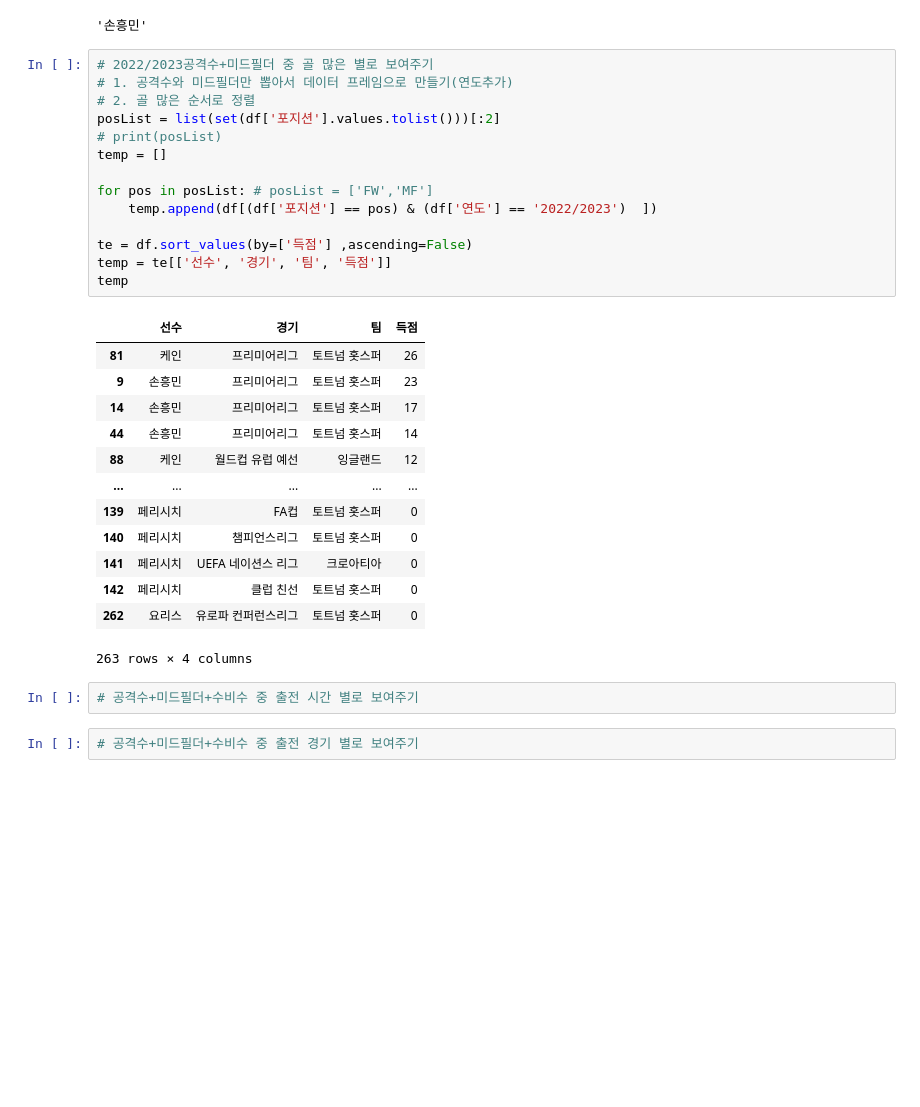
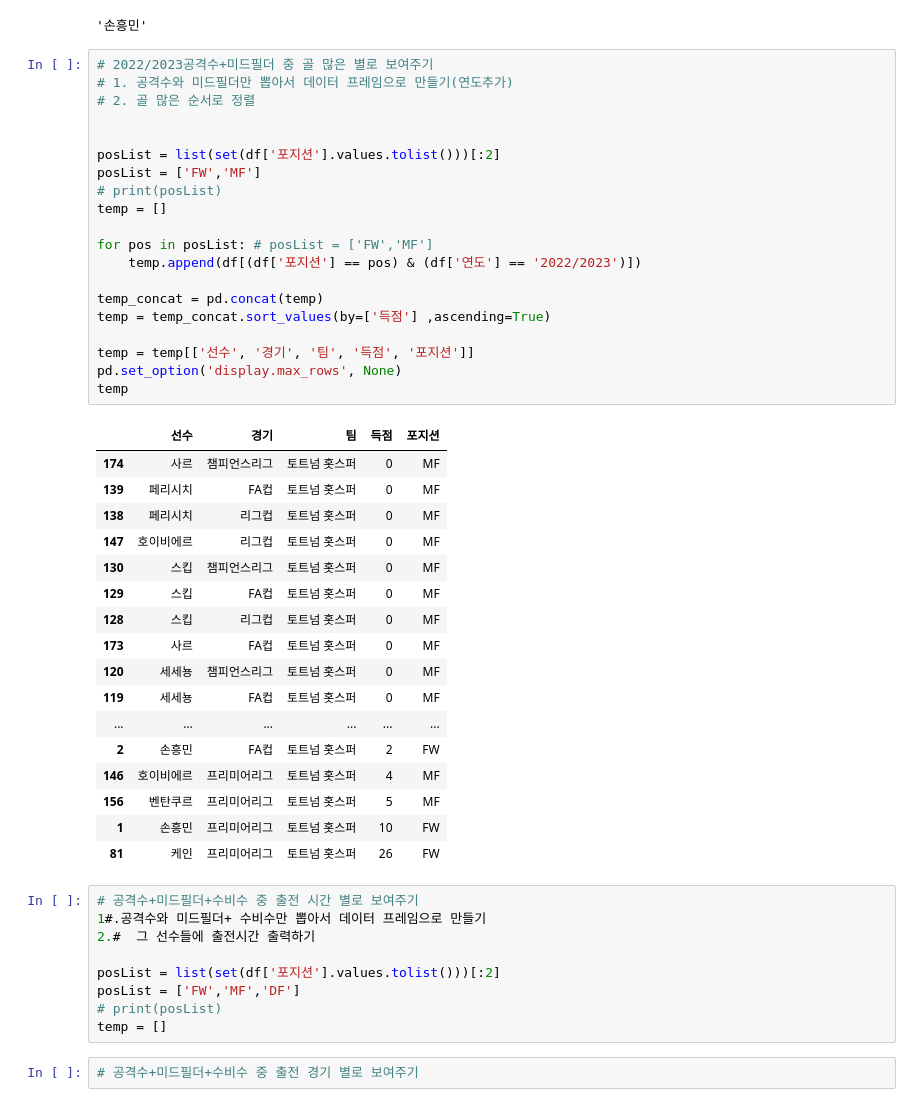
Before and after one commit to woo1218/23HighScoolProject, a Jupyter notebook: Untitled.ipynb, the cells around one changed output. Cells and saved outputs as stored; diff of their text form; blank space fills up the shorter version.

```diff
--- a/Untitled.ipynb
+++ b/Untitled.ipynb
@@ -76,33 +76,50 @@ tempList[-1][1]
 # %%
 # 2022/2023공격수+미드필더 중 골 많은 별로 보여주기
 # 1. 공격수와 미드필더만 뽑아서 데이터 프레임으로 만들기(연도추가)
 # 2. 골 많은 순서로 정렬
+
+
 posList = list(set(df['포지션'].values.tolist()))[:2]
+posList = ['FW','MF']
 # print(posList)
 temp = []
 
 for pos in posList: # posList = ['FW','MF']
-    temp.append(df[(df['포지션'] == pos) & (df['연도'] == '2022/2023')  ])
+    temp.append(df[(df['포지션'] == pos) & (df['연도'] == '2022/2023')])
 
-te = df.sort_values(by=['득점'] ,ascending=False)
-temp = te[['선수', '경기', '팀', '득점']]
+temp_concat = pd.concat(temp)
+temp = temp_concat.sort_values(by=['득점'] ,ascending=True)
+
+temp = temp[['선수', '경기', '팀', '득점', '포지션']]
+pd.set_option('display.max_rows', None)
 temp
 # %% [output]
-|  | 선수 | 경기 | 팀 | 득점 |
-| 81 | 케인 | 프리미어리그 | 토트넘 홋스퍼 | 26 |
-| 9 | 손흥민 | 프리미어리그 | 토트넘 홋스퍼 | 23 |
-| 14 | 손흥민 | 프리미어리그 | 토트넘 홋스퍼 | 17 |
-| 44 | 손흥민 | 프리미어리그 | 토트넘 홋스퍼 | 14 |
-| 88 | 케인 | 월드컵 유럽 예선 | 잉글랜드 | 12 |
-| ... | ... | ... | ... | ... |
-| 139 | 페리시치 | FA컵 | 토트넘 홋스퍼 | 0 |
-| 140 | 페리시치 | 챔피언스리그 | 토트넘 홋스퍼 | 0 |
-| 141 | 페리시치 | UEFA 네이션스 리그 | 크로아티아 | 0 |
-| 142 | 페리시치 | 클럽 친선 | 토트넘 홋스퍼 | 0 |
-| 262 | 요리스 | 유로파 컨퍼런스리그 | 토트넘 홋스퍼 | 0 |
+|  | 선수 | 경기 | 팀 | 득점 | 포지션 |
+| 174 | 사르 | 챔피언스리그 | 토트넘 홋스퍼 | 0 | MF |
+| 139 | 페리시치 | FA컵 | 토트넘 홋스퍼 | 0 | MF |
+| 138 | 페리시치 | 리그컵 | 토트넘 홋스퍼 | 0 | MF |
+| 147 | 호이비에르 | 리그컵 | 토트넘 홋스퍼 | 0 | MF |
+| 130 | 스킵 | 챔피언스리그 | 토트넘 홋스퍼 | 0 | MF |
+| 129 | 스킵 | FA컵 | 토트넘 홋스퍼 | 0 | MF |
+| 128 | 스킵 | 리그컵 | 토트넘 홋스퍼 | 0 | MF |
+| 173 | 사르 | FA컵 | 토트넘 홋스퍼 | 0 | MF |
+| 120 | 세세뇽 | 챔피언스리그 | 토트넘 홋스퍼 | 0 | MF |
+| 119 | 세세뇽 | FA컵 | 토트넘 홋스퍼 | 0 | MF |
+| ... | ... | ... | ... | ... | ... |
+| 2 | 손흥민 | FA컵 | 토트넘 홋스퍼 | 2 | FW |
+| 146 | 호이비에르 | 프리미어리그 | 토트넘 홋스퍼 | 4 | MF |
+| 156 | 벤탄쿠르 | 프리미어리그 | 토트넘 홋스퍼 | 5 | MF |
+| 1 | 손흥민 | 프리미어리그 | 토트넘 홋스퍼 | 10 | FW |
+| 81 | 케인 | 프리미어리그 | 토트넘 홋스퍼 | 26 | FW |
-263 rows × 4 columns
 # %%
 # 공격수+미드필더+수비수 중 출전 시간 별로 보여주기
+1#.공격수와 미드필더+ 수비수만 뽑아서 데이터 프레임으로 만들기
+2.#  그 선수들에 출전시간 출력하기
+
+posList = list(set(df['포지션'].values.tolist()))[:2]
+posList = ['FW','MF','DF']
+# print(posList)
+temp = []
 # %%
 # 공격수+미드필더+수비수 중 출전 경기 별로 보여주기
 # %%
```
Also changed, not shown: 2 other files.
